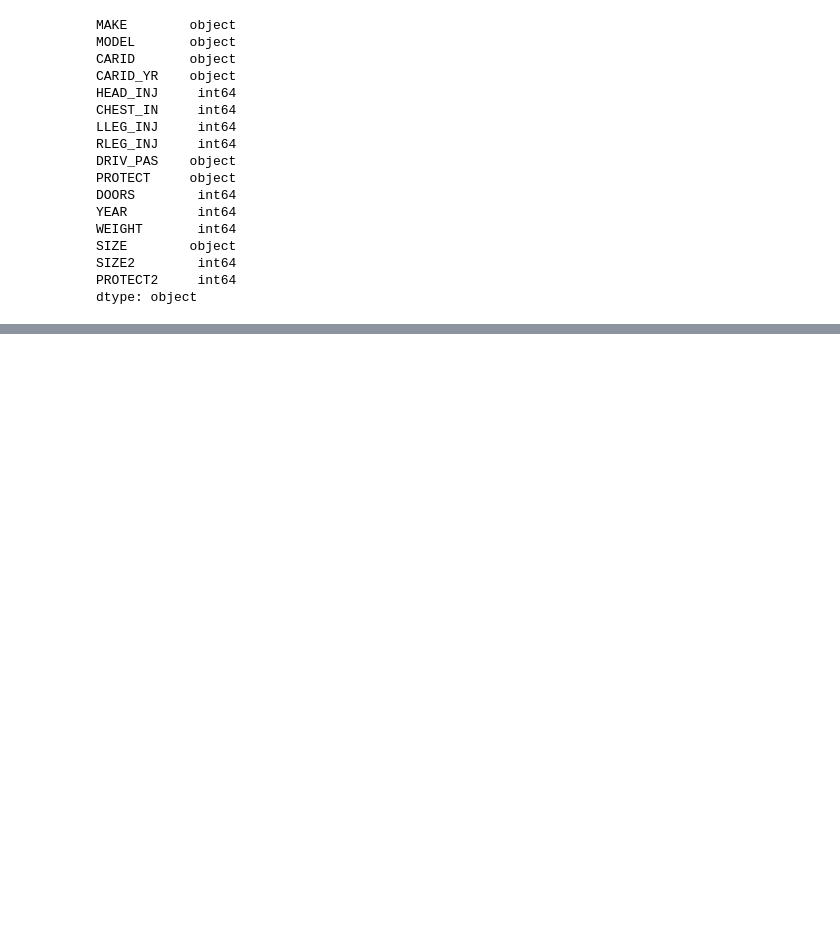
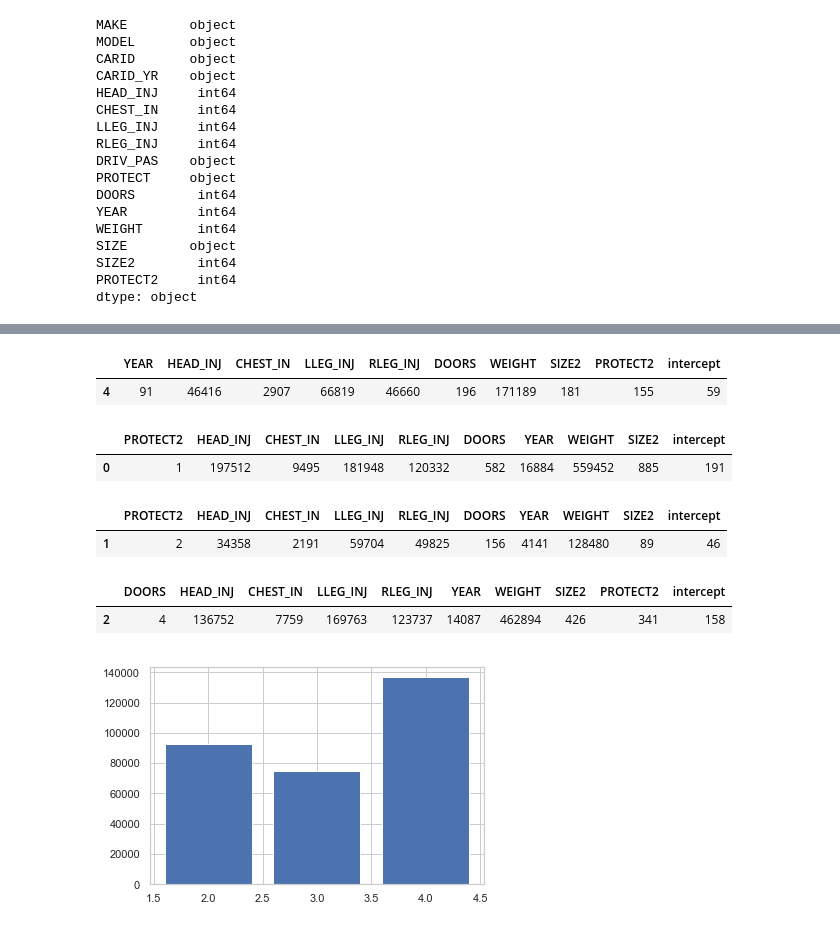
Before and after one commit to nihitjain11/Crash-dat-analysis, a Jupyter notebook: CrashAnalysis.ipynb, the cells around one changed output, grey strips where cells are left out. Drawn from its saved outputs; the diff is of its cells as text; code cells hidden in the pictures; blank space fills up the shorter version.

```diff
--- a/CrashAnalysis.ipynb
+++ b/CrashAnalysis.ipynb
@@ -241,0 +508,24 @@ df.describe()
+# %%
+# WHch year car make had the lowest head injury
+a = df.groupby(['YEAR'],as_index=False).sum()
+m = (a["HEAD_INJ"].min())
+a[a['HEAD_INJ']<=m]
+# %% [output]
+|  | YEAR | HEAD_INJ | CHEST_IN | LLEG_INJ | RLEG_INJ | DOORS | WEIGHT | SIZE2 | PROTECT2 | intercept |
+| 4 | 91 | 46416 | 2907 | 66819 | 46660 | 196 | 171189 | 181 | 155 | 59 |
+# %%
+# whihc TYpes of protection have highest influence on head injury
+a = df.groupby(['PROTECT2'],as_index=False).sum()
+m = (a["HEAD_INJ"].max())
+a[a['HEAD_INJ']>=m]
+# %% [output]
+|  | PROTECT2 | HEAD_INJ | CHEST_IN | LLEG_INJ | RLEG_INJ | DOORS | YEAR | WEIGHT | SIZE2 | intercept |
+| 0 | 1 | 197512 | 9495 | 181948 | 120332 | 582 | 16884 | 559452 | 885 | 191 |
+# %%
+# whihc TYpes of protection have least influence on head injury
+a = df.groupby(['PROTECT2'],as_index=False).sum()
+m = (a["HEAD_INJ"].min())
+a[a['HEAD_INJ']<=m]
+# %% [output]
+|  | PROTECT2 | HEAD_INJ | CHEST_IN | LLEG_INJ | RLEG_INJ | DOORS | YEAR | WEIGHT | SIZE2 | intercept |
+| 1 | 2 | 34358 | 2191 | 59704 | 49825 | 156 | 4141 | 128480 | 89 | 46 |
@@ -241,0 +534,12 @@ df.describe()
+# %%
+# Significance of doors on  head injury
+a = df.groupby(['DOORS'],as_index=False).sum()
+m = (a["HEAD_INJ"].max())
+a[a['HEAD_INJ']>=m]
+# %% [output]
+|  | DOORS | HEAD_INJ | CHEST_IN | LLEG_INJ | RLEG_INJ | YEAR | WEIGHT | SIZE2 | PROTECT2 | intercept |
+| 2 | 4 | 136752 | 7759 | 169763 | 123737 | 14087 | 462894 | 426 | 341 | 158 |
+# %%
+plt.bar(a['DOORS'],a['HEAD_INJ']);
+# %% [output]
+[figure, added]
```
Also changed, not shown: parts of 49 cells of this notebook.
